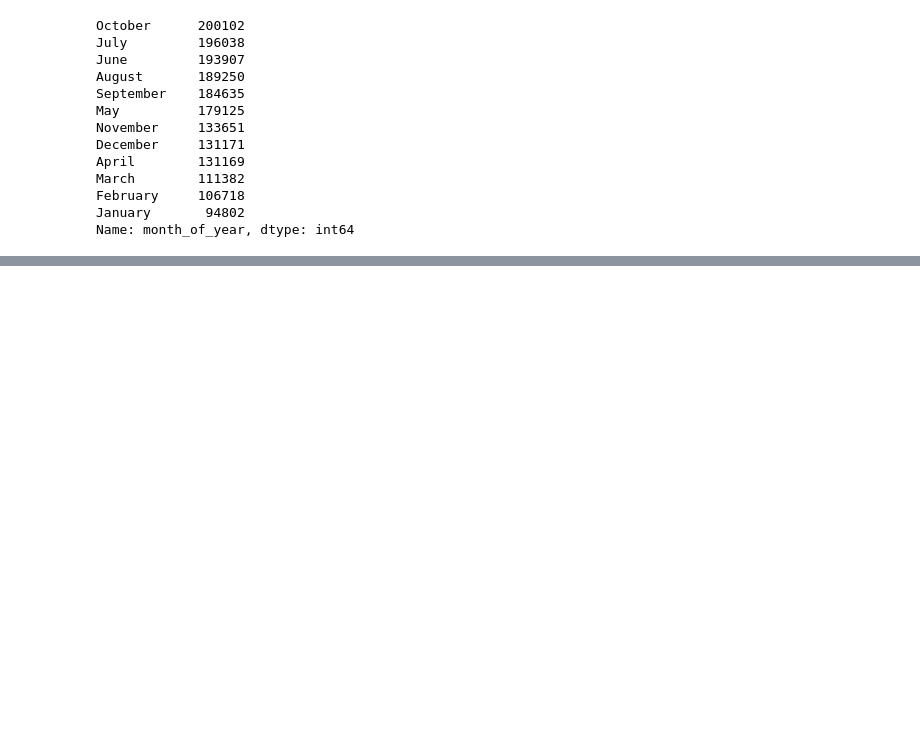
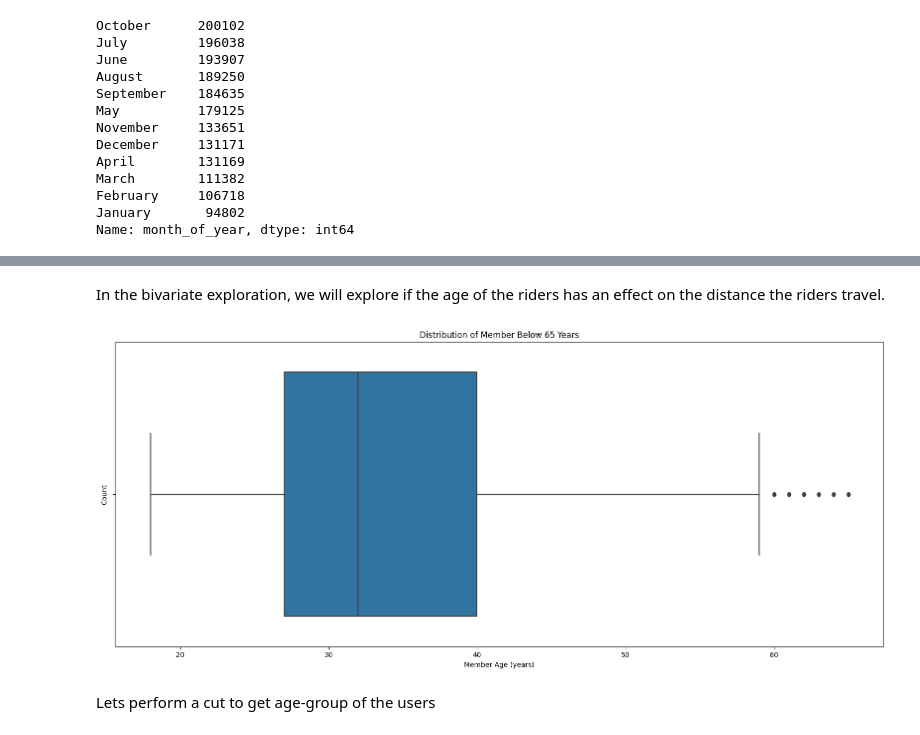
Before and after one commit to kisyular/data-visualization-project, a Jupyter notebook: Part_I_exploration.ipynb, the cells around one changed output, grey strips where cells are left out. Drawn from its saved outputs; the diff is of its cells as text; code cells hidden in the pictures; blank space fills up the shorter version.

```diff
--- a/Part_I_exploration.ipynb
+++ b/Part_I_exploration.ipynb
@@ -658,0 +715,9 @@ Name: month_of_year, dtype: int64
+# %% [markdown]
+In the bivariate exploration, we will explore if the age of the riders has an effect on the distance the riders travel.
+# %%
+# Plot the distribution of the `member_age` using a boxplot
+plot_boxplot('member_age', 'Distribution of Member Below 65 Years', 'Member Age (years)')
+# %% [output]
+[figure, added]
+# %% [markdown]
+Lets perform a cut to get age-group of the users
```
Also changed, not shown: parts of 15 cells of this notebook.
